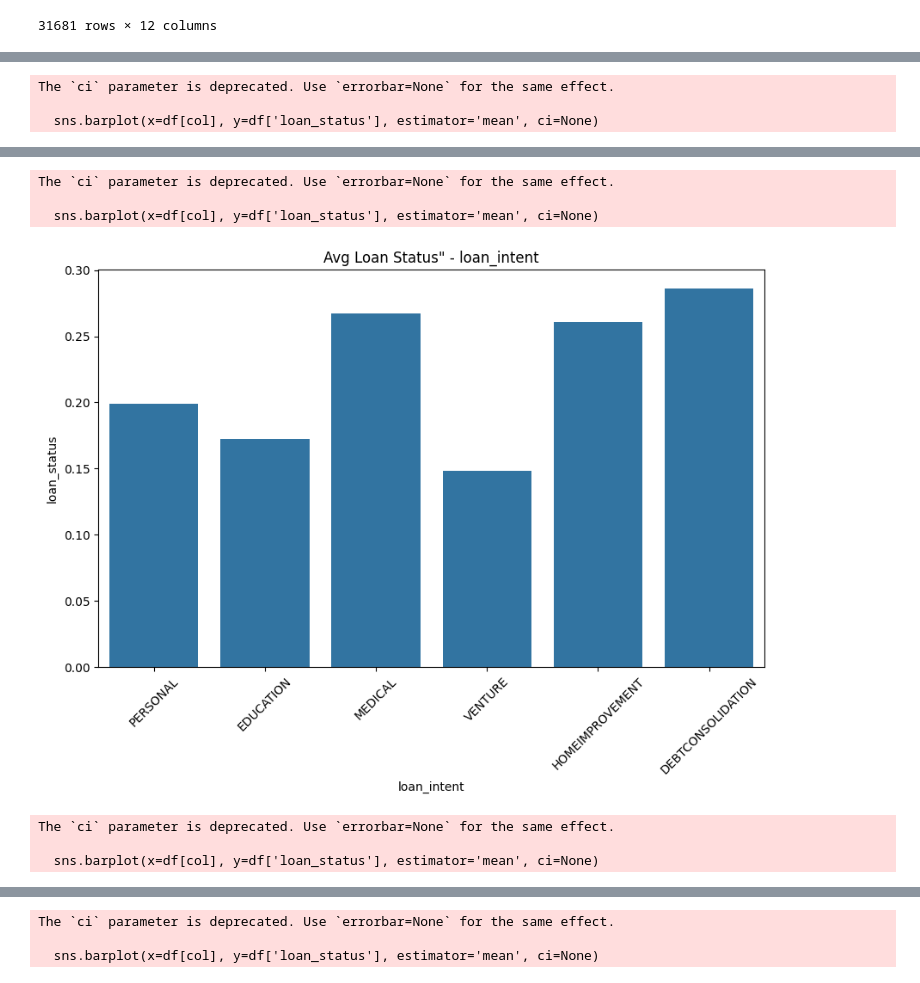
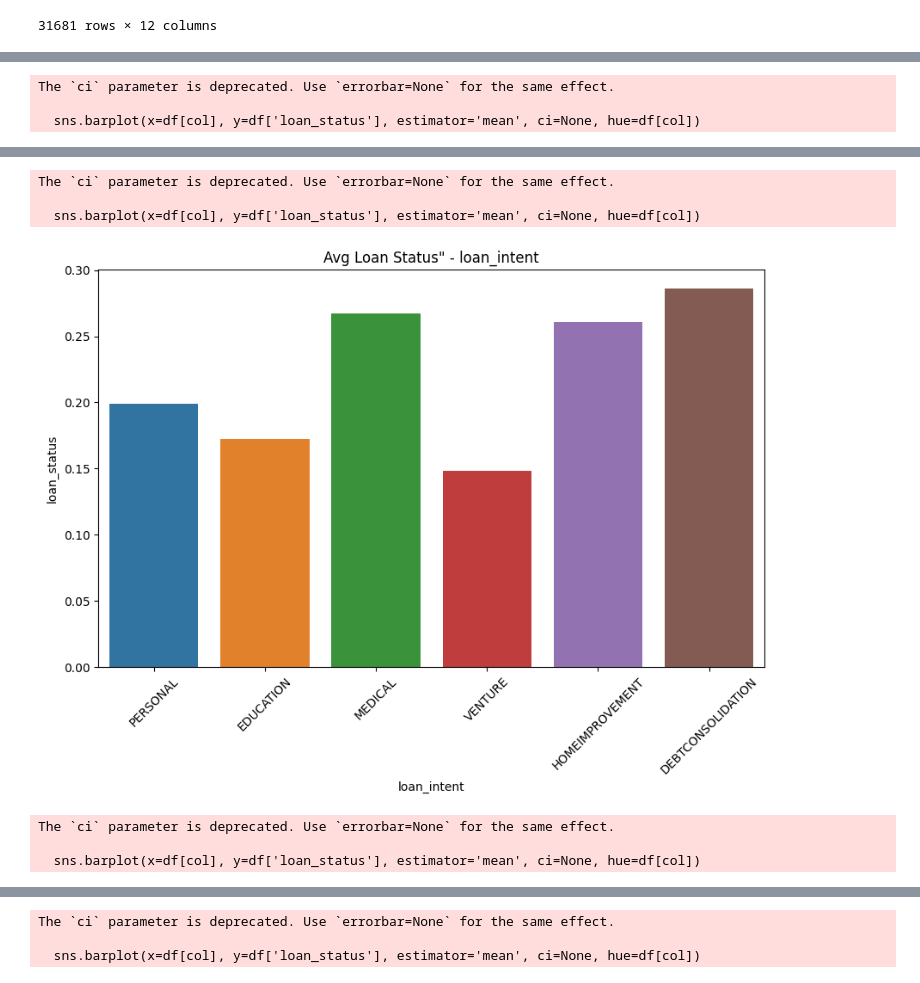
Before and after one commit to finnwethall/credit_report, a Jupyter notebook: CreditReport.ipynb, the cells around one changed output, grey strips where cells are left out. Drawn from its saved outputs; the diff is of its cells as text; code cells hidden in the pictures.

```diff
--- a/CreditReport.ipynb
+++ b/CreditReport.ipynb
@@ -106,7 +120,7 @@ category_cols = [col for col in df.columns if df[col].dtype == 'object']
 for col in category_cols:
     plt.figure(figsize=(10, 6))
 
-    sns.barplot(x=df[col], y=df['loan_status'], estimator='mean', ci=None)
+    sns.barplot(x=df[col], y=df['loan_status'], estimator='mean', ci=None, hue=df[col])
 
     plt.title(f'Avg Loan Status" - {col}')
     plt.xticks(rotation=45)
@@ -114,4 +128,4 @@ for col in category_cols:
 # %% [output]
 The `ci` parameter is deprecated. Use `errorbar=None` for the same effect.
 
-  sns.barplot(x=df[col], y=df['loan_status'], estimator='mean', ci=None)
+  sns.barplot(x=df[col], y=df['loan_status'], estimator='mean', ci=None, hue=df[col])
@@ -119,7 +133,7 @@ The `ci` parameter is deprecated. Use `errorbar=None` for the same effect.
 The `ci` parameter is deprecated. Use `errorbar=None` for the same effect.
 
-  sns.barplot(x=df[col], y=df['loan_status'], estimator='mean', ci=None)
+  sns.barplot(x=df[col], y=df['loan_status'], estimator='mean', ci=None, hue=df[col])
-[figure, old version]
+[figure, new version]
 The `ci` parameter is deprecated. Use `errorbar=None` for the same effect.
 
-  sns.barplot(x=df[col], y=df['loan_status'], estimator='mean', ci=None)
+  sns.barplot(x=df[col], y=df['loan_status'], estimator='mean', ci=None, hue=df[col])
@@ -127,3 +141,3 @@ The `ci` parameter is deprecated. Use `errorbar=None` for the same effect.
 The `ci` parameter is deprecated. Use `errorbar=None` for the same effect.
 
-  sns.barplot(x=df[col], y=df['loan_status'], estimator='mean', ci=None)
+  sns.barplot(x=df[col], y=df['loan_status'], estimator='mean', ci=None, hue=df[col])
```
Also changed, not shown: parts of 5 cells of this notebook.
